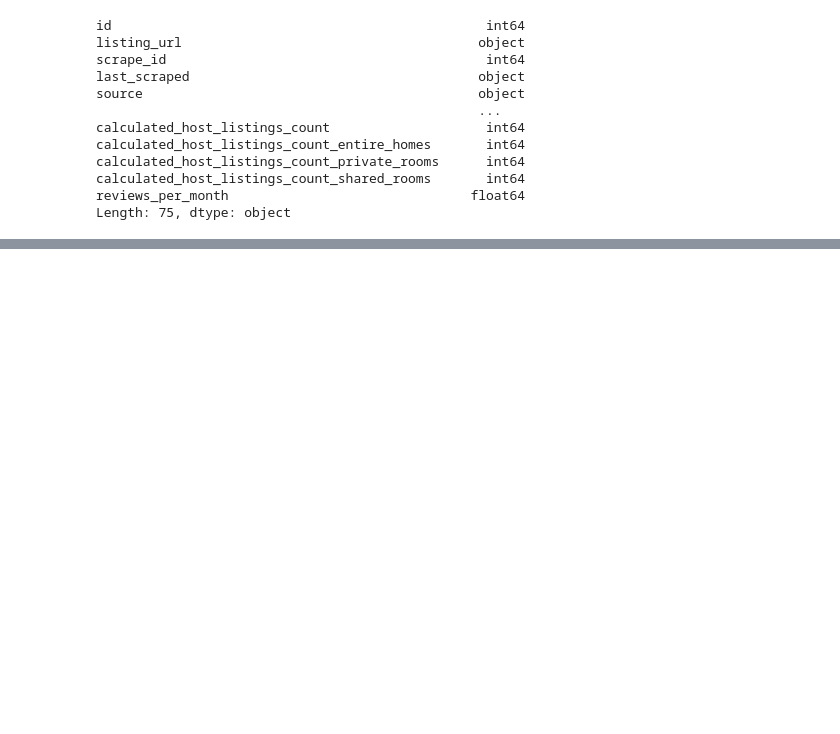
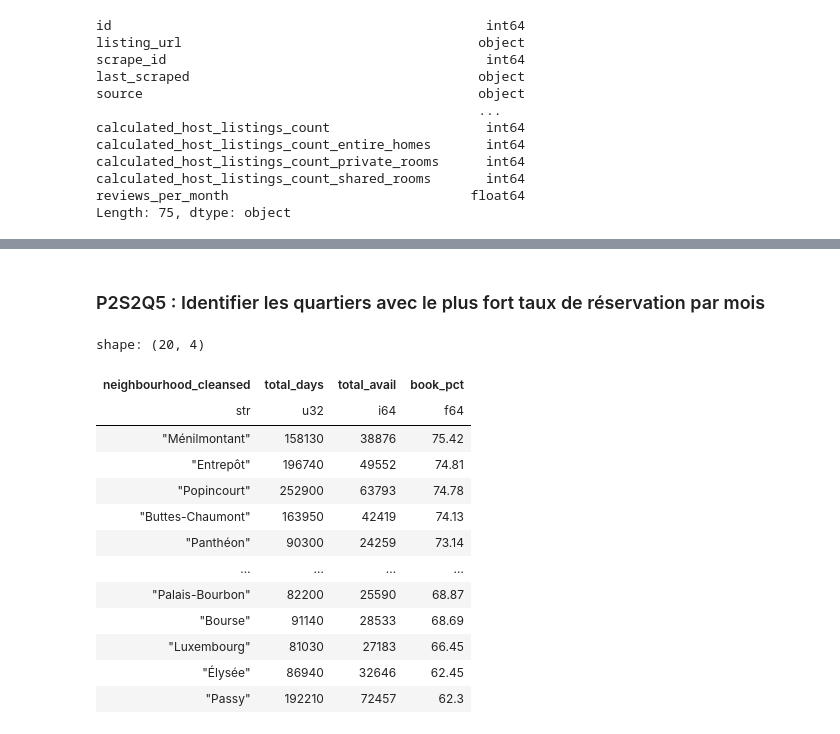
Before and after one commit to day811/OCDE-P7, a Jupyter notebook: polars.ipynb, the cells around one changed output, grey strips where cells are left out. Cells and saved outputs as stored; diff of their text form; code cells hidden in the pictures; blank space fills up the shorter version.

```diff
--- a/polars.ipynb
+++ b/polars.ipynb
@@ -127,0 +209,28 @@ Document 125:
+# %% [markdown]
+### P2S2Q5 : Identifier les quartiers avec le plus fort taux de réservation par mois
+# %%
+# Quartier de Paris normalisé : neighbourhood_cleansed
+# Disponibilité sur 30 jours : availability_30
+
+neighborhood_rating = polar_df.group_by("neighbourhood_cleansed").agg([
+    pl.len().alias("total_days")*30,
+    pl.sum("availability_30").alias("total_avail")
+])
+neighborhood_rating = neighborhood_rating.with_columns( ( ( pl.col("total_days")- pl.col("total_avail") ) / pl.col("total_days")*100).round(2).alias("book_pct") )
+neighborhood_rating = neighborhood_rating.sort("book_pct",descending=True)
+neighborhood_rating
+# %% [output]
+shape: (20, 4)
+| neighbourhood_cleansed | total_days | total_avail | book_pct |
+| str | u32 | i64 | f64 |
+| "Ménilmontant" | 158130 | 38876 | 75.42 |
+| "Entrepôt" | 196740 | 49552 | 74.81 |
+| "Popincourt" | 252900 | 63793 | 74.78 |
+| "Buttes-Chaumont" | 163950 | 42419 | 74.13 |
+| "Panthéon" | 90300 | 24259 | 73.14 |
+| … | … | … | … |
+| "Palais-Bourbon" | 82200 | 25590 | 68.87 |
+| "Bourse" | 91140 | 28533 | 68.69 |
+| "Luxembourg" | 81030 | 27183 | 66.45 |
+| "Élysée" | 86940 | 32646 | 62.45 |
+| "Passy" | 192210 | 72457 | 62.3 |
```
Also changed, not shown: parts of 19 cells of this notebook.
